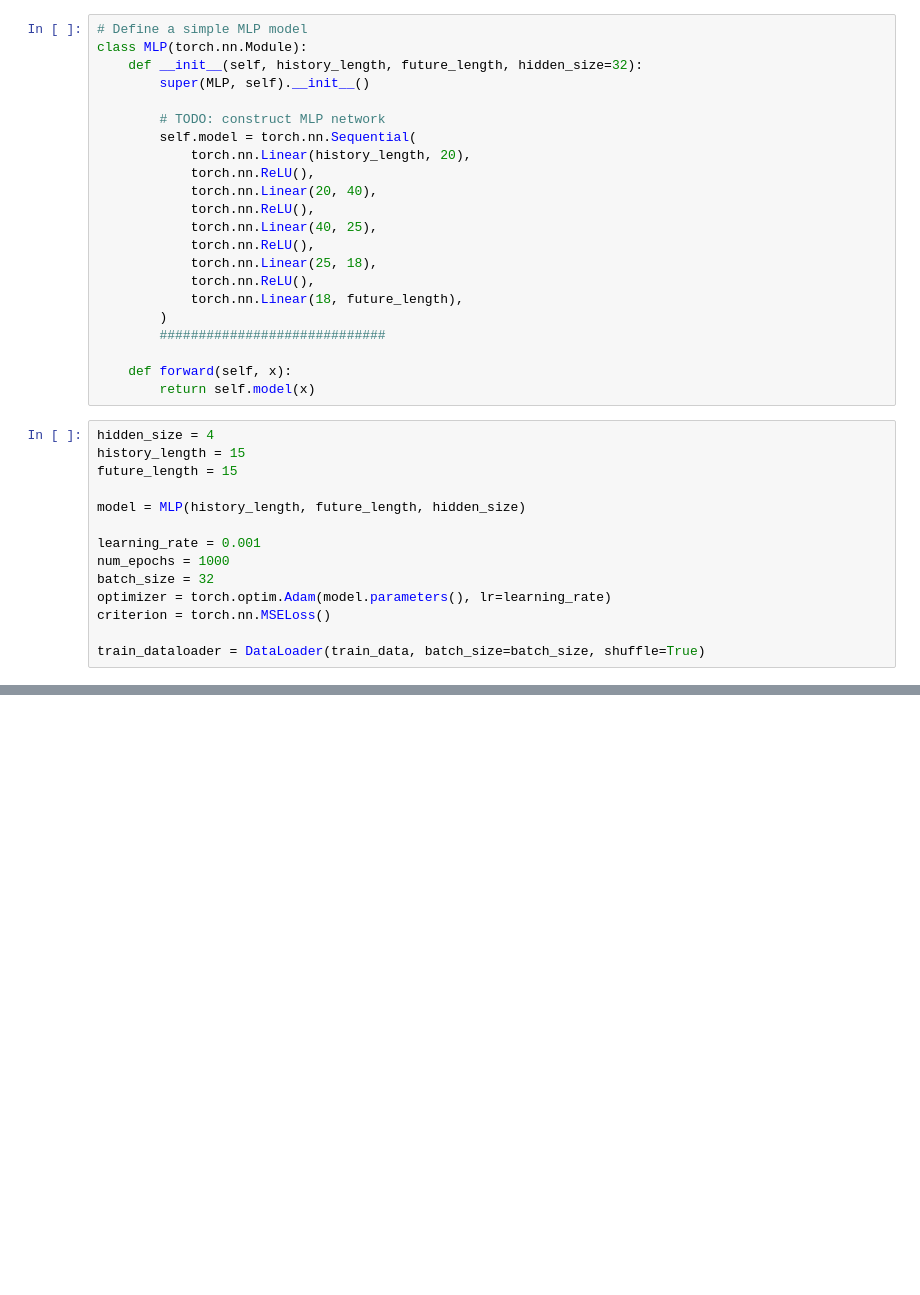
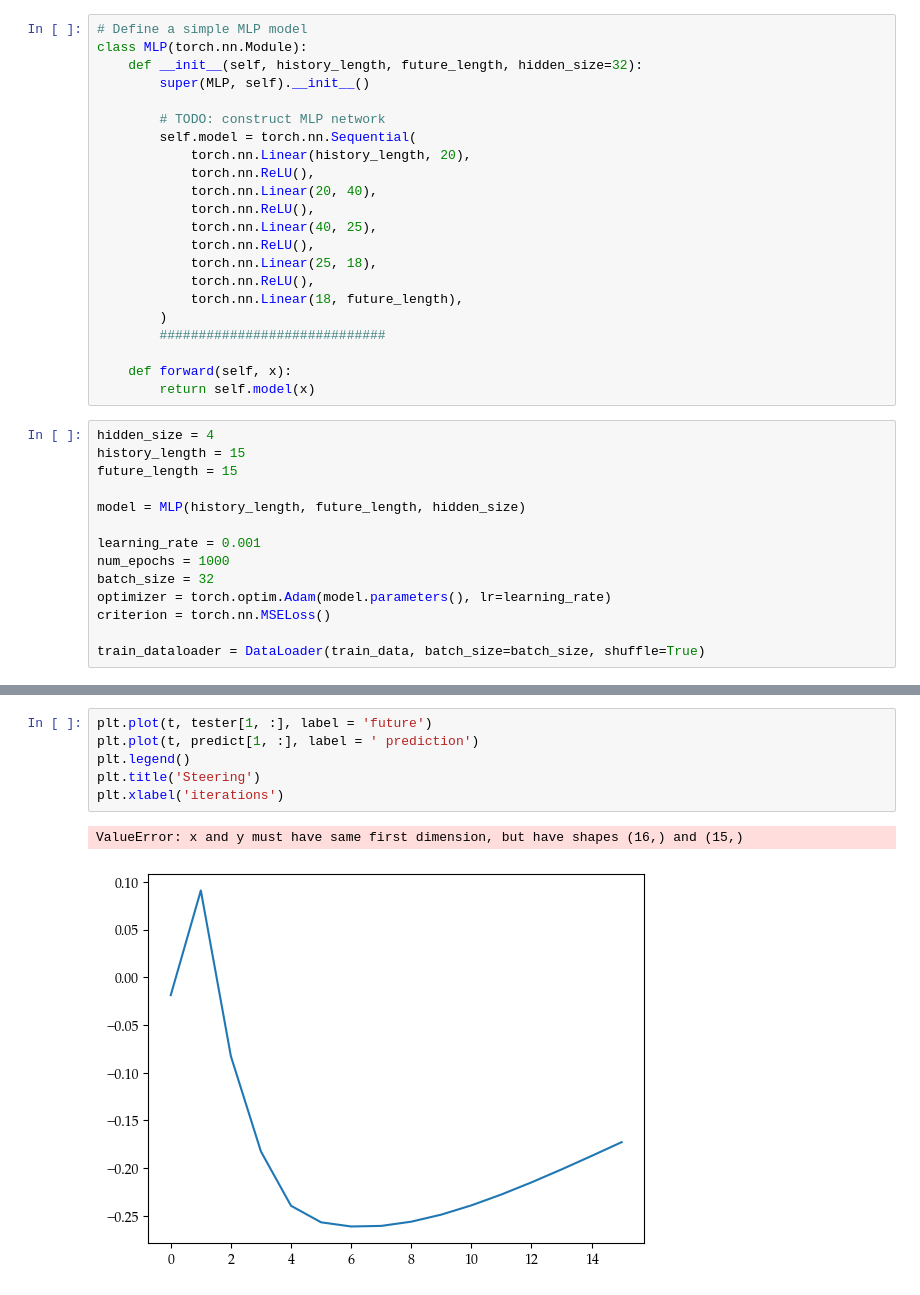
Before and after one commit to christian-gordon14/AA598-aut24, a Jupyter notebook: homework/hw2_starter_code_sqp.ipynb, the cells around one changed output, grey strips where cells are left out. Saved outputs shown, nothing was run; the diff lists cells and outputs as text; blank space fills up the shorter version.

```diff
--- a/homework/hw2_starter_code_sqp.ipynb
+++ b/homework/hw2_starter_code_sqp.ipynb
@@ -703,0 +692,9 @@ print(test_data[:, :])
+# %%
+plt.plot(t, tester[1, :], label = 'future')
+plt.plot(t, predict[1, :], label = ' prediction')
+plt.legend()
+plt.title('Steering')
+plt.xlabel('iterations')
+# %% [output]
+ValueError: x and y must have same first dimension, but have shapes (16,) and (15,)
+[figure, added]
```
Also changed, not shown: parts of 15 cells of this notebook.
